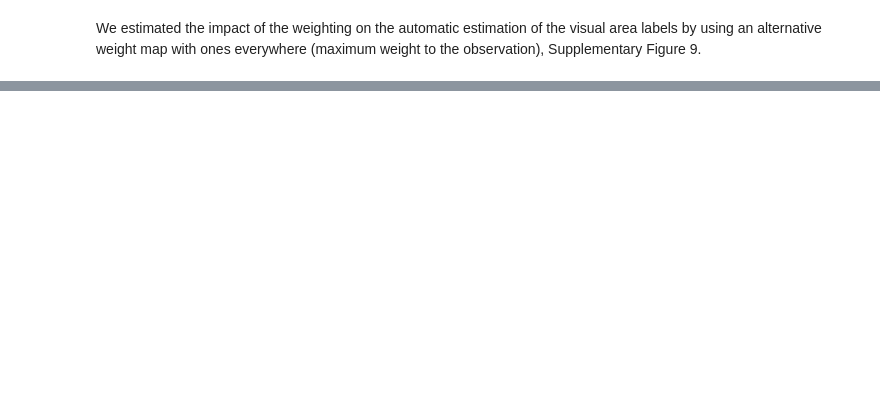
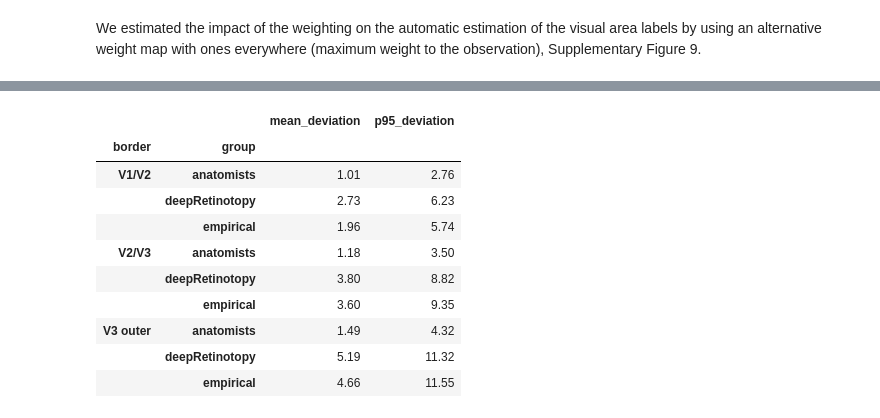
Before and after one commit to felenitaribeiro/deepRetinotopy_validation, a Jupyter notebook: notebooks/3_segmention.ipynb, the cells around one changed output, grey strips where cells are left out. Drawn from its saved outputs; the diff is of its cells as text; code cells hidden in the pictures; blank space fills up the shorter version.

Commit message:
add new boundary deviation analysis

```diff
--- a/notebooks/3_segmention.ipynb
+++ b/notebooks/3_segmention.ipynb
@@ -956,7 +966,7 @@ df_anatomists = create_dataframe_manual_vs_manual(dice_anatomist_anotimist)
 
 # Barplots of dice scores
 def create_barplots(df_automated_vs_manual, df_anatomists, hemisphere = 'both'):
-    output_dir = './../output/segmentation/'
+    output_dir = './../output_revision/segmentation/'
     if os.path.exists(output_dir) is False:
             os.makedirs(output_dir)
 
@@ -980,12 +990,12 @@ def create_barplots(df_automated_vs_manual, df_anatomists, hemisphere = 'both'):
             std_anatomist = df_anatomists[(df_anatomists['area'] == area) & (df_anatomists['hemisphere'] == hemisphere)]['dice_score'].std()
             se_anatomist = std_anatomist / np.sqrt(len(df_anatomists[(df_anatomists['area'] == area) & (df_anatomists['hemisphere'] == hemisphere)]))
 
-        # two-tailed ttest
+        # Two-sided Wilcoxon signed-rank test on subject means (annotators and hemispheres averaged)
         alpha = 0.025
-        ttest = scipy.stats.ttest_rel(results_method['dice_score'][results_method['group']=='deepRetinotopy_ones'], results_method['dice_score'][results_method['group']=='deepRetinotopy'])
-        print(ttest)
-        if np.abs(ttest.pvalue) < alpha:
-            plt.text(0.5, 0.95, f'p = {ttest.pvalue:.3f}', transform=axes[i].transAxes, ha='center', fontsize=14, color='red')
+        test = paired_wilcoxon(results_method, 'deepRetinotopy_ones', 'deepRetinotopy', value = 'dice_score')
+        print(f"deepRetinotopy_ones - deepRetinotopy = {test['estimate']:.3f} [{test['ci_low']:.3f}, {test['ci_high']:.3f}], W = {test['statistic']:.0f}, p = {test['pvalue']:.3f}, n = {test['n']}")
+        if test['pvalue'] < alpha:
+            plt.text(0.5, 0.95, (f"p = {test['pvalue']:.3f}" if test['pvalue'] >= 0.001 else 'p < 0.001'), transform=axes[i].transAxes, ha='center', fontsize=14, color='red')
         else:
             print('No significant results')
         print(f"Mean from mean variance explained weight map: {np.mean(results_method['dice_score'][results_method['group']=='deepRetinotopy'])}")
@@ -1044,0 +1128,60 @@ Mean from ones weight map:0.5294947397090473
+# %%
+# Boundary deviation of the automated and manual segmentations
+path_to_freesurfer = './cache'
+path_to_labels = '../datasets/hcp_training/manual_segmentations/subjects'
+output_dir = '../output_revision/segmentation/boundary_deviation'
+max_eccentricity = 6  # same evaluation mask as section 4
+anatomists = ['A1', 'A2', 'A3', 'A4']
+groups = ['empirical', 'deepRetinotopy']
+
+# Development and test set subjects with labels from all four annotators (not used for training)
+# subjects = [sub for sub in ['186949', '169747', '826353', '825048', '671855', '751550', '318637', '131722', '137128', '706040',
+#                             '680957', '191841', '617748', '725751', '198653', '191336', '572045', '601127', '644246', '157336']
+#             if os.path.exists(f'{path_to_labels}/{sub}')]
+if not os.path.exists(output_dir):
+    os.makedirs(output_dir)
+
+# Results are cached per subject and hemisphere (recomputed when a border is added to BORDERS);
+# delete the csv files after re-running neuropythy
+for sub in subjects:
+    for hemisphere in ['lh', 'rh']:
+        file_name = f'{output_dir}/BoundaryDeviation_{sub}_{hemisphere}.csv'
+        # Reuse the cached file only if it holds every border in BORDERS
+        if os.path.exists(file_name) and set(BORDERS) <= set(pd.read_csv(file_name)['border']):
+            continue
+        try:
+            eccentricity = load_inferred(path_to_freesurfer, sub, 'empirical', hemisphere, 'inferred_eccen')
+            maps = {group: load_inferred(path_to_freesurfer, sub, group, hemisphere, 'inferred_varea') for group in groups}
+        except FileNotFoundError as error:
+            print(f'Skipping {sub} {hemisphere}: {error}')
+            continue
+        print(f'Computing boundary deviation for {sub} {hemisphere}')
+        maps.update({anatomist: load_surface_data(f'{path_to_labels}/{sub}/{anatomist}.{hemisphere}.visual_area.gii') for anatomist in anatomists})
+        mask = eccentricity <= max_eccentricity
+        graph, edges = surface_graph(f'{path_to_freesurfer}/{sub}/surf/{hemisphere}.midthickness.surf.gii')
+
+        rows = []
+        for border, (area, neighbour) in BORDERS.items():
+            borders = {name: border_vertices(labels, edges, area, neighbour, mask) for name, labels in maps.items()}
+            distances = {name: distance_to_border(graph, vertices) for name, vertices in borders.items()}
+            for anatomist in anatomists:
+                # Automated vs manual
+                for group in groups:
+                    mean, percentile = border_deviation(borders[group], distances[group], borders[anatomist], distances[anatomist])
+                    rows.append({'subject': sub, 'hemisphere': hemisphere, 'border': border, 'group': group, 'anatomist': anatomist,
+                                 'mean_deviation': mean, 'p95_deviation': percentile})
+                # Manual vs manual: mean deviation from the other three annotators (error floor)
+                others = [border_deviation(borders[anatomist], distances[anatomist], borders[other], distances[other])
+                          for other in anatomists if other != anatomist]
+                rows.append({'subject': sub, 'hemisphere': hemisphere, 'border': border, 'group': 'anatomists', 'anatomist': anatomist,
+                             'mean_deviation': np.nanmean([o[0] for o in others]), 'p95_deviation': np.nanmean([o[1] for o in others])})
+        pd.DataFrame(rows).to_csv(file_name, index = False)
+
+files = [f'{output_dir}/BoundaryDeviation_{sub}_{hemisphere}.csv' for sub in subjects for hemisphere in ['lh', 'rh']]
+df_boundary_deviation = pd.concat([pd.read_csv(f, dtype = {'subject': str}) for f in files if os.path.exists(f)])
+missing = df_boundary_deviation[['mean_deviation']].isna().sum().iloc[0]
+if missing:
+    print(f'{missing} comparisons without a border inside the mask (NaN), ignored in the averages')
+print(f"{df_boundary_deviation.subject.nunique()} subjects")
+df_boundary_deviation.groupby(['border', 'group'])[['mean_deviation', 'p95_deviation']].mean().round(2)
+# %% [output]
@@ -1044,0 +1189,11 @@ Mean from ones weight map:0.5294947397090473
+|  |  | mean_deviation | p95_deviation |
+| border | group |  |  |
+| V1/V2 | anatomists | 1.01 | 2.76 |
+|  | deepRetinotopy | 2.73 | 6.23 |
+|  | empirical | 1.96 | 5.74 |
+| V2/V3 | anatomists | 1.18 | 3.50 |
+|  | deepRetinotopy | 3.80 | 8.82 |
+|  | empirical | 3.60 | 9.35 |
+| V3 outer | anatomists | 1.49 | 4.32 |
+|  | deepRetinotopy | 5.19 | 11.32 |
+|  | empirical | 4.66 | 11.55 |
```
Also changed, not shown: parts of 24 cells of this notebook.
